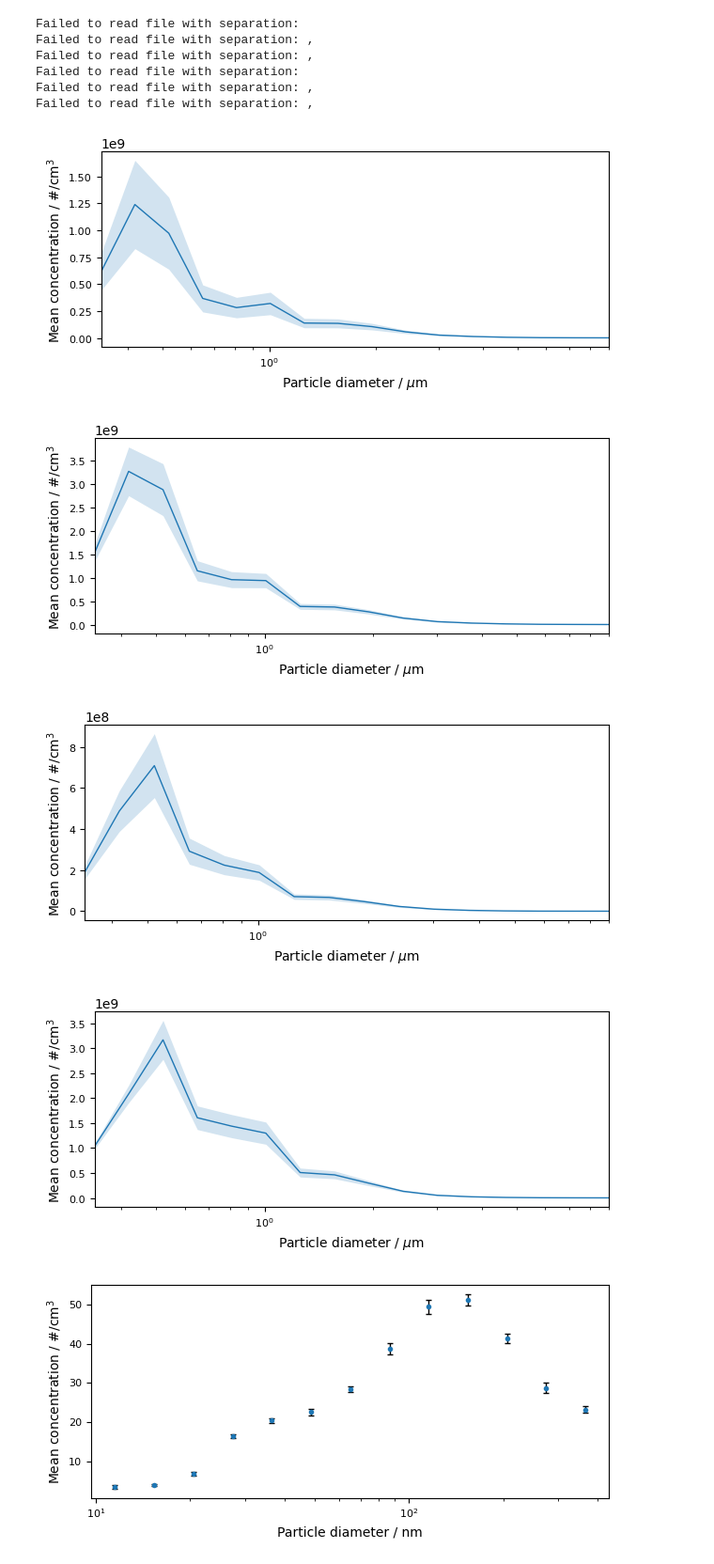
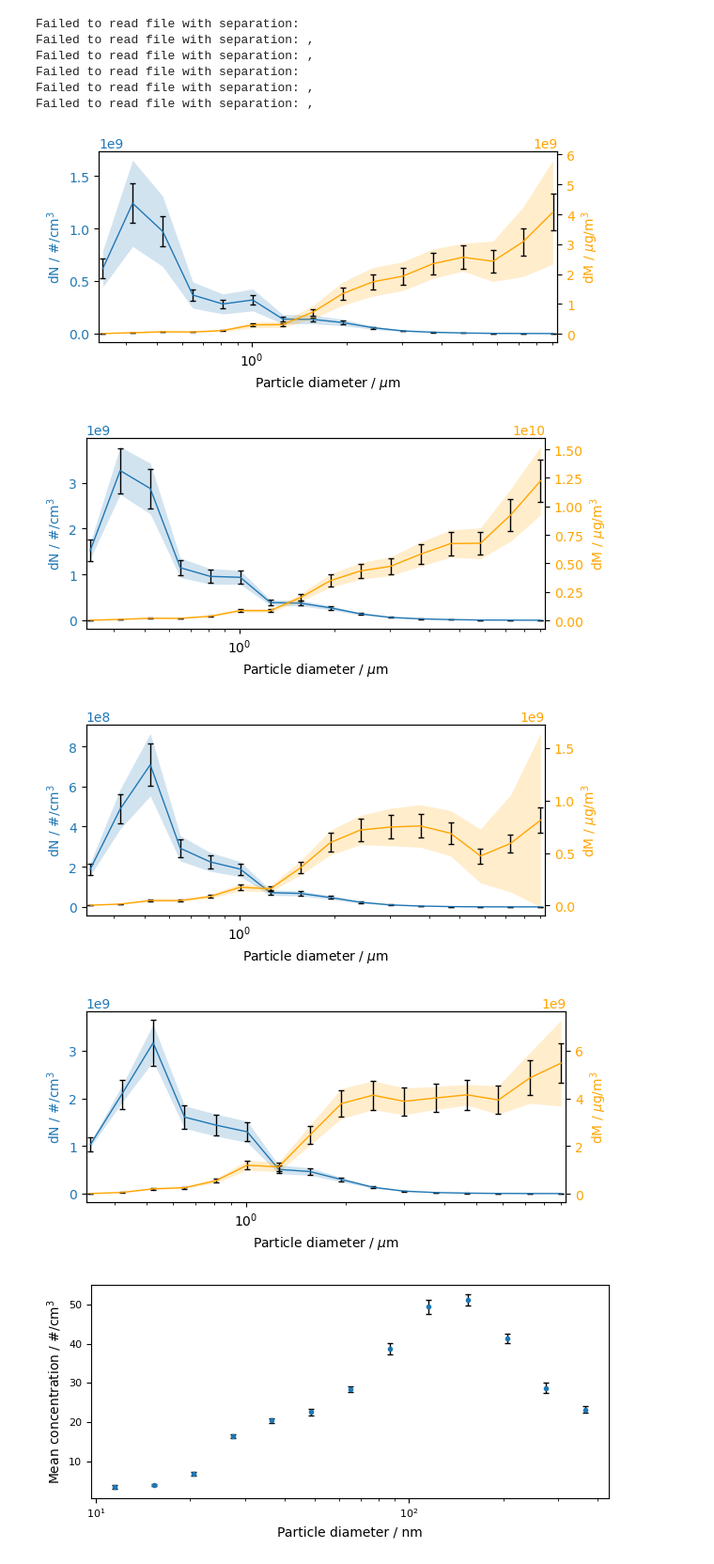
Before and after one commit to Normann25/Master-thesis, a Jupyter notebook: Lund Brake Wear/Mean_conc.ipynb, the cells around one changed output. Shown: that part at 94% size. Drawn from its saved outputs; the diff is of its cells as text; code cells hidden in the pictures.

```diff
--- a/Lund Brake Wear/Mean_conc.ipynb
+++ b/Lund Brake Wear/Mean_conc.ipynb
@@ -24,6 +24,31 @@ Failed to read file with separation: ,
 Failed to read file with separation:
 Failed to read file with separation: ,
 Failed to read file with separation: ,
+# %%
+def calc_mass_conc(df, df_keys, bin_cut_points, bin_mid_points, rho):
+    bin_widths = []
+    for i, bin in enumerate(bin_cut_points[:-1]):
+        width = bin_cut_points[i+1] - bin
+        bin_widths.append(width)
+
+    new_df = pd.DataFrame({'Time': df['Time']})
+    for i, key in enumerate(df_keys):
+        n_M = (rho / 10**6) * (np.pi / 6) * bin_mid_points[i]**3 * df[key] # in ug * um**-1 * cm**-3
+        mass_conc = n_M * bin_widths[i] * 10**6
+        new_df[key] = mass_conc
+
+    return new_df
+# %%
+OPS_dict_keys = ['Exp1', 'Exp2', 'Exp3', 'Exp4']
+OPS_mid_point = [0.337, 0.419, 0.522, 0.650, 0.809, 1.007, 1.254, 1.562, 1.944, 2.421, 3.014, 3.752, 4.672, 5.816, 7.241, 9.015]
+OPS_cut_point = [0.300, 0.374, 0.465, 0.579, 0.721, 0.897, 1.117, 1.391, 1.732, 2.156, 2.685, 3.343, 4.162, 5.182, 6.451, 8.031, 10.000]
+OPS_bins = OPS_APS['Exp1'].keys()[1:17].to_list()
+OPS_ax_labels = ['Particle diameter / $\mu$m', 'dN / #/cm$^{3}$', 'dM / $\mu$g/m$^{3}$']
+# %%
+OPS_mass_conc = {}
+for key in OPS_dict_keys:
+    mass_conc = calc_mass_conc(OPS_APS[key], OPS_bins, OPS_cut_point, OPS_mid_point, 7.86)
+    OPS_mass_conc[key] = mass_conc
 # %%
 def bin_mean(timestamps, df, df_keys, timelabel):
     mean = []
@@ -74,28 +110,23 @@ timestamps_exp = [['2024-10-16 10:45:00', '2024-10-16 12:26:00'],
                   ['2024-10-16 15:00:00', '2024-10-16 15:34:00'],
                   ['2024-10-17 10:20:00', '2024-10-17 12:00:00'],
                   ['2024-10-17 14:30:00', '2024-10-17 15:00:00']]
-# %%
-OPS_dict_keys = ['Exp1', 'Exp2', 'Exp3', 'Exp4']
-OPS_cut_point = [0.337, 0.419, 0.522, 0.650, 0.809, 1.007, 1.254, 1.562, 1.944, 2.421, 3.014, 3.752, 4.672, 5.816, 7.241, 9.015]
-OPS_bins = OPS_APS['Exp1'].keys()[1:17].to_list()
-OPS_ax_labels = ['Particle diameter / $\mu$m', 'Mean concentration / #/cm$^{3}$']
 # %%
 for i, key in enumerate(OPS_dict_keys):
     fig_name = 'Mean_concentrations/OPS_mean_' + key + '.png'
 
     fig, axes = plt.subplots(figsize = (6.3, 3))
 
-    plot_bin_mean(axes, timestamps_exp[i], OPS_APS[key], OPS_bins, 'Time', OPS_cut_point, 'tab:blue', OPS_ax_labels)
+    plot_bin_mean(axes, timestamps_exp[i], OPS_APS[key], OPS_mass_conc[key], OPS_bins, 'Time', OPS_mid_point, ['tab:blue', 'orange'], 0.15, OPS_ax_labels, True)
 
-    axes.set_xlim(min(OPS_cut_point), max(OPS_cut_point))
+    axes.set_xlim(min(OPS_mid_point) - 0.01, max(OPS_mid_point) + 0.3)
 
     fig.tight_layout()
     fig.savefig(fig_name, dpi = 600)
 # %% [output]
-[figure, old version]
+[figure, new version]
-[figure, old version]
+[figure, new version]
-[figure, old version]
+[figure, new version]
-[figure, old version]
+[figure, new version]
 # %%
 NanoScan_dict_keys = ['2024-10-16_NanoScan', '2024-10-16_NanoScan', '2024-10-17_NanoScan', '2024-10-17_NanoScan']
 NanoScan_bin_mean = []
```
Also changed, not shown: parts of 1 cell of this notebook, 4 other files.
